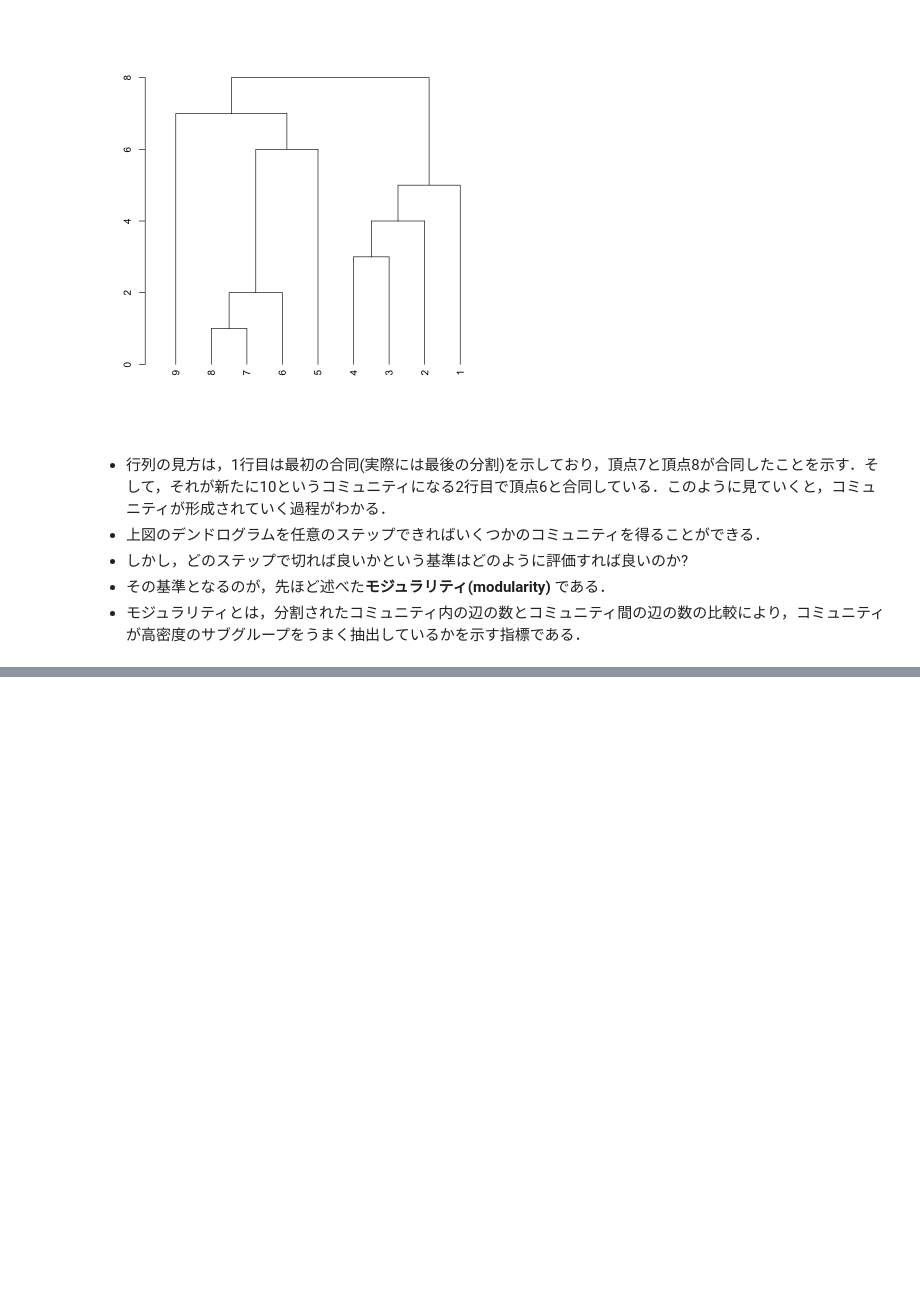
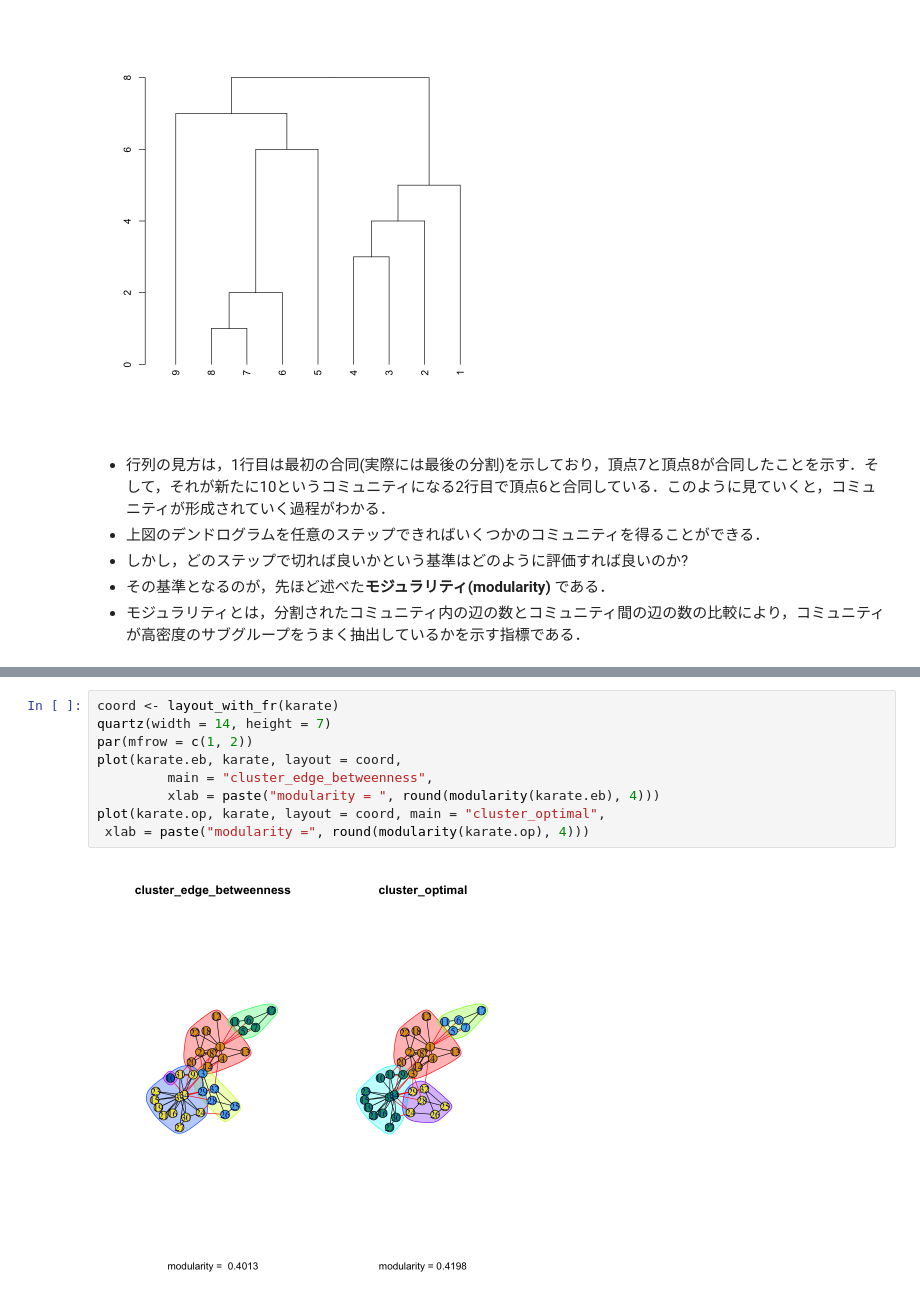
Before and after one commit to Daichi-Hayashi-kyoto/network_analysis, a Jupyter notebook: network_structure_analysis.ipynb, the cells around one changed output, grey strips where cells are left out. Saved outputs shown, nothing was run; the diff lists cells and outputs as text; blank space fills up the shorter version.

```diff
--- a/network_structure_analysis.ipynb
+++ b/network_structure_analysis.ipynb
@@ -311,0 +374,11 @@ plot(as.dendrogram(eb))
+# %%
+coord <- layout_with_fr(karate)
+quartz(width = 14, height = 7)
+par(mfrow = c(1, 2))
+plot(karate.eb, karate, layout = coord,
+         main = "cluster_edge_betweenness",
+         xlab = paste("modularity = ", round(modularity(karate.eb), 4)))
+plot(karate.op, karate, layout = coord, main = "cluster_optimal",
+ xlab = paste("modularity =", round(modularity(karate.op), 4)))
+# %% [output]
+[figure, added]
```
Also changed, not shown: parts of 24 cells of this notebook, 2 other files.
